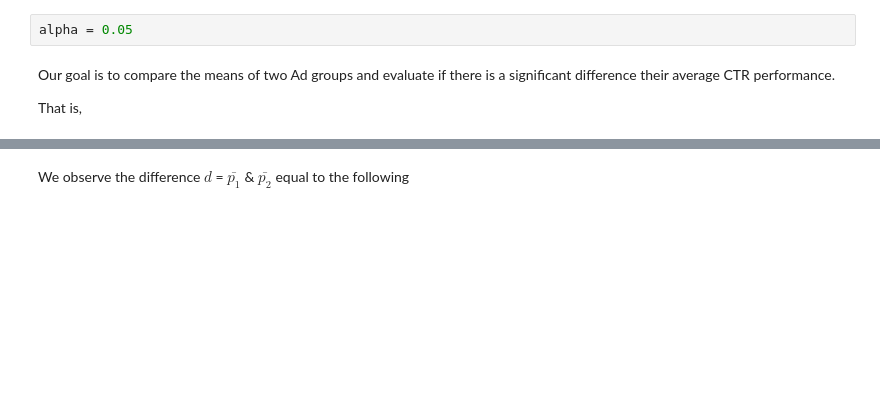
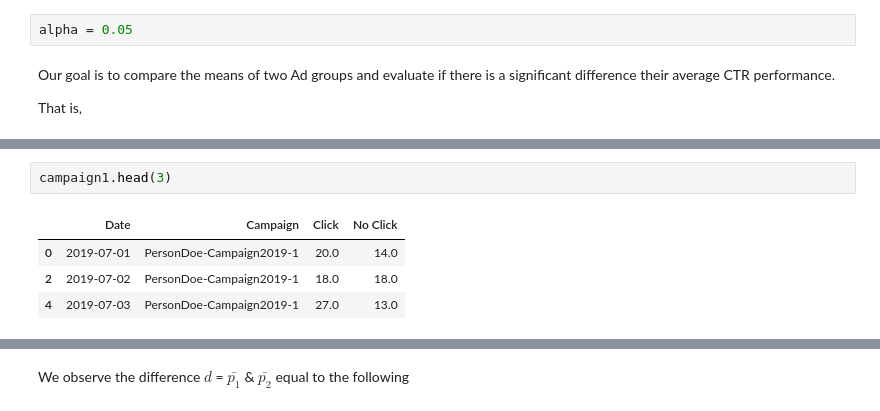
Before and after one commit to CloudChaoszero/Presentations, a Jupyter notebook: PyBayTalks/2019/AB-Testing-Python/Code/ABTesting-Presentation-2019.ipynb, the cells around one changed output, grey strips where cells are left out. Cells and saved outputs as stored; diff of their text form; blank space fills up the shorter version.

```diff
--- a/PyBayTalks/2019/AB-Testing-Python/Code/ABTesting-Presentation-2019.ipynb
+++ b/PyBayTalks/2019/AB-Testing-Python/Code/ABTesting-Presentation-2019.ipynb
@@ -404,0 +372,7 @@ In general, there are 3 types of hypotheses to consider in your tests, seen belo
+# %%
+campaign1.head(3)
+# %% [output]
+|  | Date | Campaign | Click | No Click |
+| 0 | 2019-07-01 | PersonDoe-Campaign2019-1 | 20.0 | 14.0 |
+| 2 | 2019-07-02 | PersonDoe-Campaign2019-1 | 18.0 | 18.0 |
+| 4 | 2019-07-03 | PersonDoe-Campaign2019-1 | 27.0 | 13.0 |
```
Also changed, not shown: parts of 88 cells of this notebook, 3 other files.
